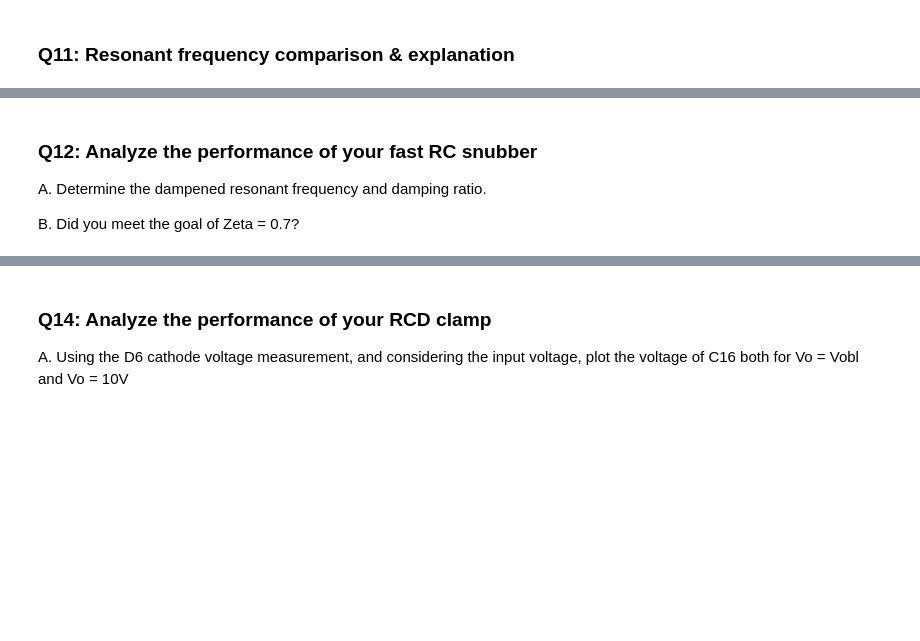
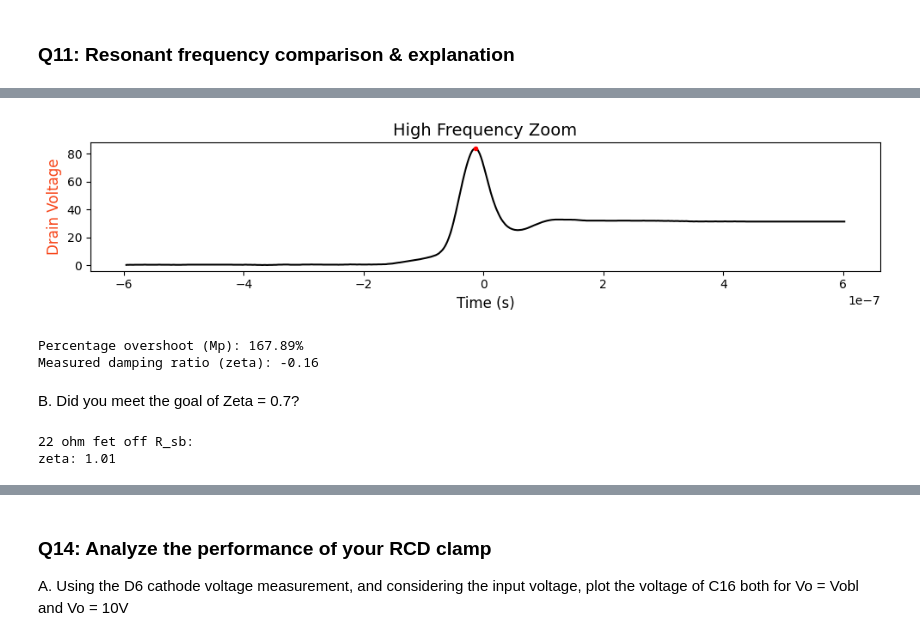
Before and after one commit to amandalchang/power-e, a Jupyter notebook: lab7/lab7.ipynb, the cells around one changed output, grey strips where cells are left out. Saved outputs shown, nothing was run; the diff lists cells and outputs as text; code cells hidden in the pictures; blank space fills up the shorter version.

Commit message:
performance analysis on RC snubber

```diff
--- a/lab7/lab7.ipynb
+++ b/lab7/lab7.ipynb
@@ -391,7 +391,7 @@ Note here that I have chosen peaks later in the oscillation period for the fast
 ### Q3: Fast RC Snubber Vsh & Vd
 # %%
 _ = plot_rigol("22R_q4_full", "22R full")
-_ = plot_rigol("22R_q4_hfzoom", "22R zoom?")
+steady_vdrain_q3 = plot_rigol("22R_q4_hfzoom", "22R zoom?", drainx=4e-7)[3]
 # %% [output]
 [figure]
 [figure]
@@ -453,6 +460,23 @@ Slow Oscillation -- Damped Angular Natural Frequency: 6904599.24 Hz, Damping Rat
+# %%
+peak_vd_22hf = plot_1ch_peaks("22R_q4_hfzoom", "High Frequency Zoom", channel='CH2', chlabel="Drain Voltage", x1=-0.5e-7, x2=1e-7)[0][1]
+Mp_22fast = (peak_vd_22hf - steady_vdrain_q3)/steady_vdrain_q3
+
+log_mp = np.log(abs(Mp_22fast))
+zeta_22fast = -log_mp / np.sqrt(np.pi**2 + log_mp**2)
+
+print(f"Percentage overshoot (Mp): {Mp_22fast:.2%}")
+print(f"Measured damping ratio (zeta): {zeta_22fast:.2f}")
+# %% [output]
+[figure, added]
+Percentage overshoot (Mp): 167.89%
+Measured damping ratio (zeta): -0.16
 # %% [markdown]
-### Q12: Analyze the performance of your fast RC snubber
-
-A. Determine the dampened resonant frequency and damping ratio.
-
 B. Did you meet the goal of Zeta = 0.7?
+# %%
+C_sb_modified = 3.3e-9
+zeta_fet_22R = 22/2 * math.sqrt(C_sb_modified/(L_leakage))
+print("22 ohm fet off R_sb:")
+print(f"zeta: {zeta_fet_22R:.2f}")
+# %% [output]
+22 ohm fet off R_sb:
+zeta: 1.01
```
Also changed, not shown: parts of 17 cells of this notebook.
